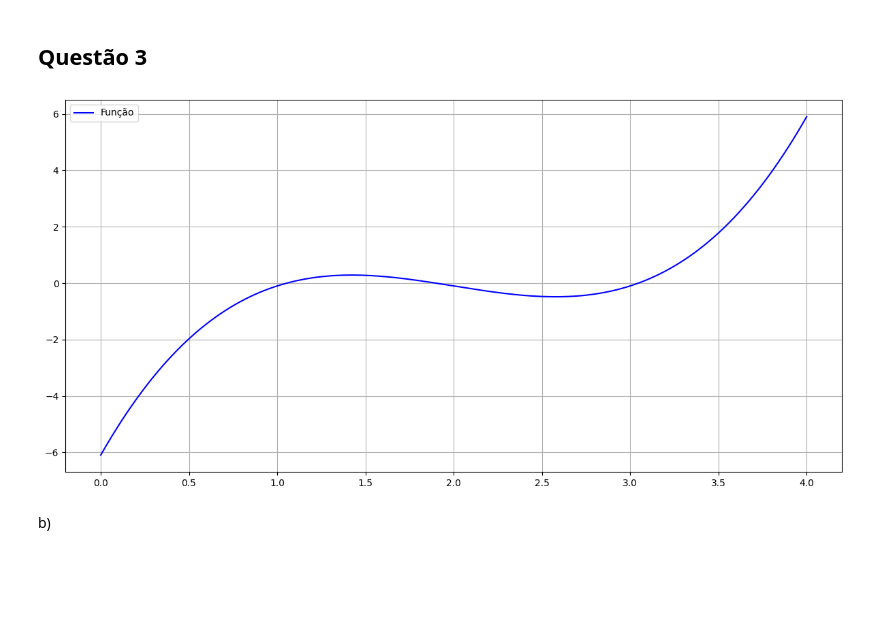
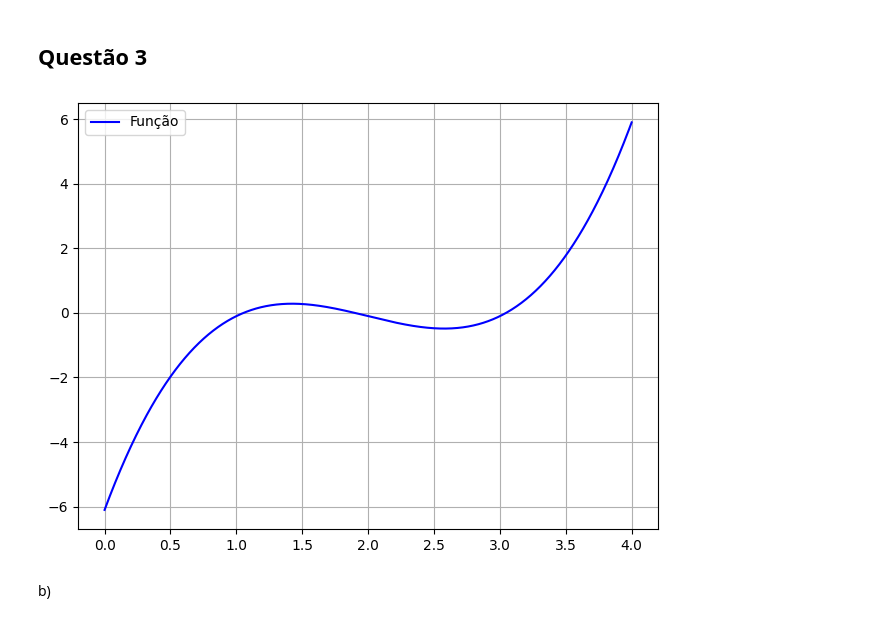
Before and after one commit to GabrielMPinho/Modelagem-Computacional, a Jupyter notebook: AC2/gabriel_manata_marcus_carvalho.ipynb, the cells around one changed output. Cells and saved outputs as stored; diff of their text form; code cells hidden in the pictures; blank space fills up the shorter version.

```diff
--- a/AC2/gabriel_manata_marcus_carvalho.ipynb
+++ b/AC2/gabriel_manata_marcus_carvalho.ipynb
@@ -333,16 +333,15 @@ Erro = 0.09237217261883757
 # %%
 F = lambda x: x**3 - 6*(x**2) + 11*x - 6.1
 FD = lambda x: 3*(x**2) - 12*x + 11
 EIXOX = np.linspace(0,4,1000)
 
-plt.figure(figsize=(12,6))
 plt.plot(EIXOX, F(EIXOX), "-b", label="Função")
 plt.grid()
 plt.legend()
 plt.tight_layout()
 plt.show()
 # %% [output]
-[figure, old version]
+[figure, new version]
 # %% [markdown]
 b)
 # %%
```
